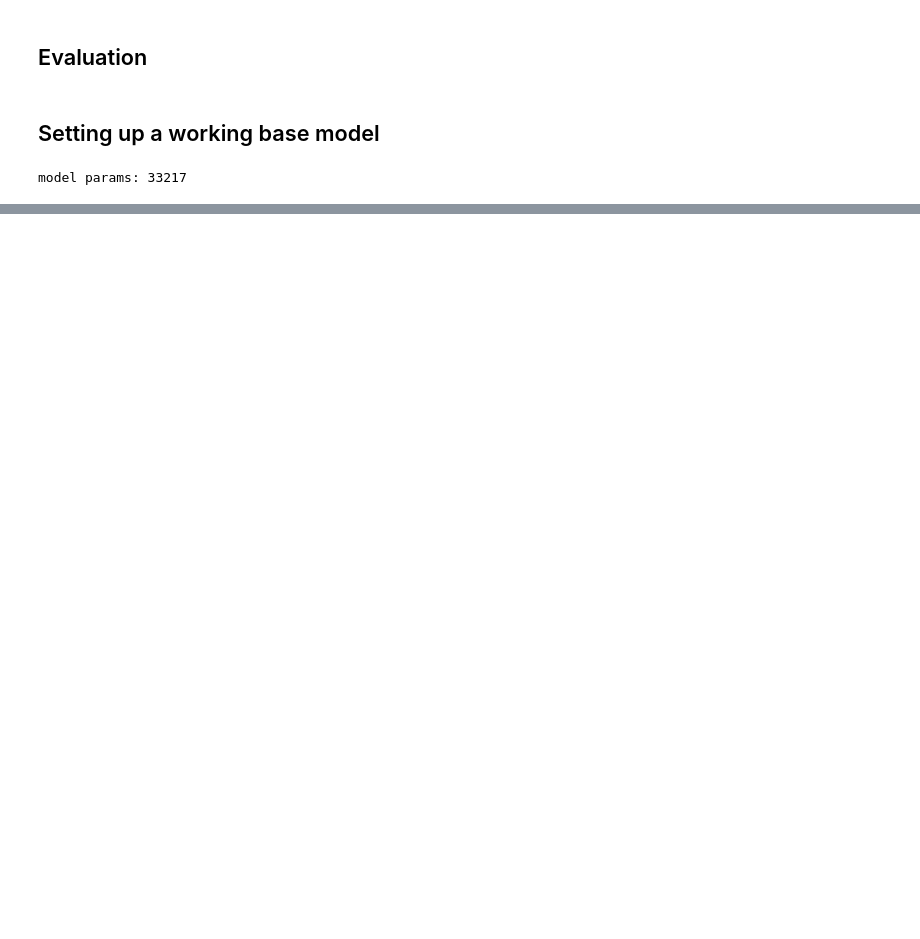
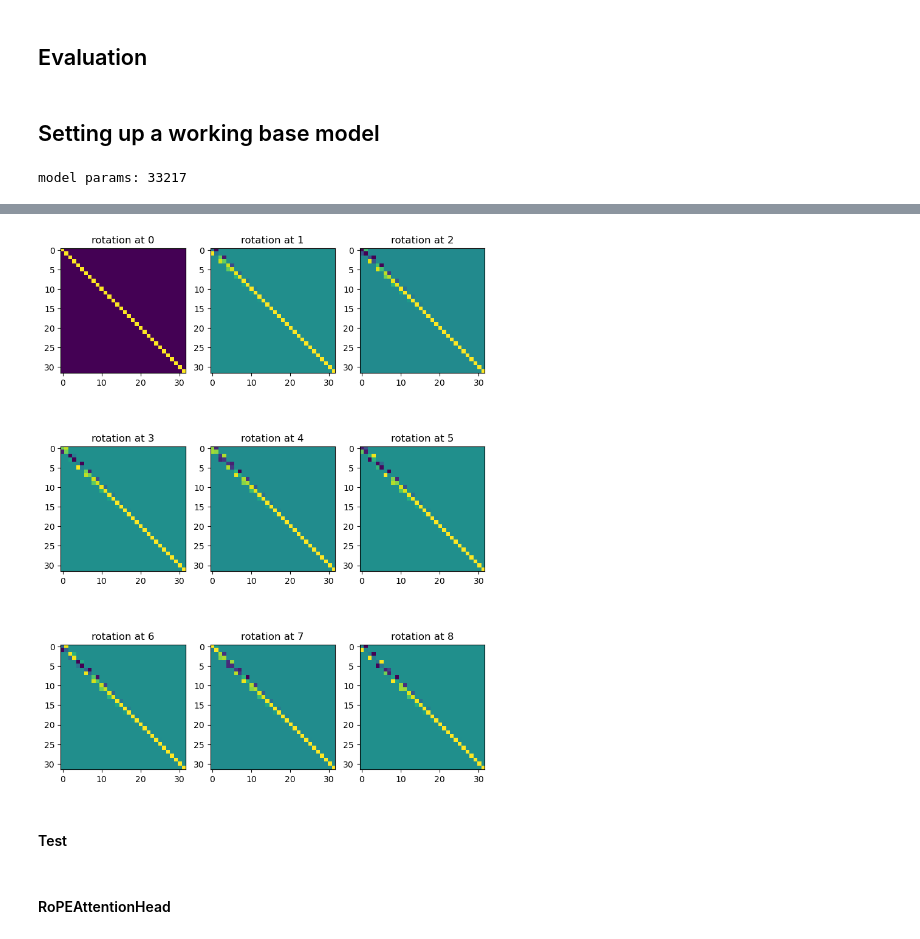
Before and after one commit to geesimon/wheels, a Jupyter notebook: LLAMA.ipynb, the cells around one changed output, grey strips where cells are left out. Saved outputs shown, nothing was run; the diff lists cells and outputs as text; code cells hidden in the pictures; blank space fills up the shorter version.

```diff
--- a/LLAMA.ipynb
+++ b/LLAMA.ipynb
@@ -204,0 +244,13 @@ NameError: name 'losses' is not defined
+# %%
+# scaled_batch.var(dim=(1,2))
+assert torch.linalg.norm( torch.arange(5).float() ) == (torch.arange(5).float() ** 2 ).sum() ** .5
+rms = torch.linalg.norm( torch.arange(5).float() ) * (torch.arange(5).numel() ** -.5)
+assert torch.allclose(torch.linalg.norm(torch.arange(5).float() / rms), torch.tensor(5 ** .5))
+ff_rms = torch.linalg.norm(batch, dim=(1,2)) * batch.shape[1:].numel() ** -.5
+
+# RMS for sure
+ffx = torch.zeros_like(batch)
+for i in range(batch.shape[0]):
+    ffx[i] = batch[i] / ff_rms[i]
+assert torch.allclose(torch.linalg.norm(ffx, dim=(1,2)) ** 2, torch.tensor(143).float())
+assert torch.allclose(ffx, g)
@@ -204,0 +300,32 @@ NameError: name 'losses' is not defined
+# %%
+def get_rotary_matrix(context_window, embedding_dim):
+    R = torch.zeros((context_window, embedding_dim, embedding_dim), requires_grad=False)
+    for position in range(context_window):
+        for i in range(embedding_dim//2):
+            theta = 10000. ** (-2.*(i - 1) / embedding_dim)
+            m_theta = position * theta
+            R[position, 2*i,2*i] = np.cos(m_theta)
+            R[position, 2*i,2*i+1] = - np.sin(m_theta)
+            R[position, 2*i+1,2*i] = np.sin(m_theta)
+            R[position, 2*i+1,2*i+1] = np.cos(m_theta)
+    return R
+# %%
+K = 3
+config = {
+    'batch_size': 10,
+    'd_model': 32,
+    'n_heads': 8,
+    'context_window': K**2,
+}
+batch = torch.randn(1, config['context_window'], config['d_model'])
+R = get_rotary_matrix(config['context_window'], config['d_model'])
+fig, ax = plt.subplots(K, K, figsize=(K * 3, K * 4))
+
+for i in range(K):
+    for j in range(K):
+        ax[i, j].imshow(R[i * K + j, :, :].detach().numpy())
+        ax[i, j].set_title(f'rotation at {i * K + j}')
+# %% [output]
+[figure, added]
+# %% [markdown]
+#### Test
@@ -204,0 +349,2 @@ NameError: name 'losses' is not defined
+# %% [markdown]
+#### RoPEAttentionHead
```
Also changed, not shown: parts of 37 cells of this notebook.
